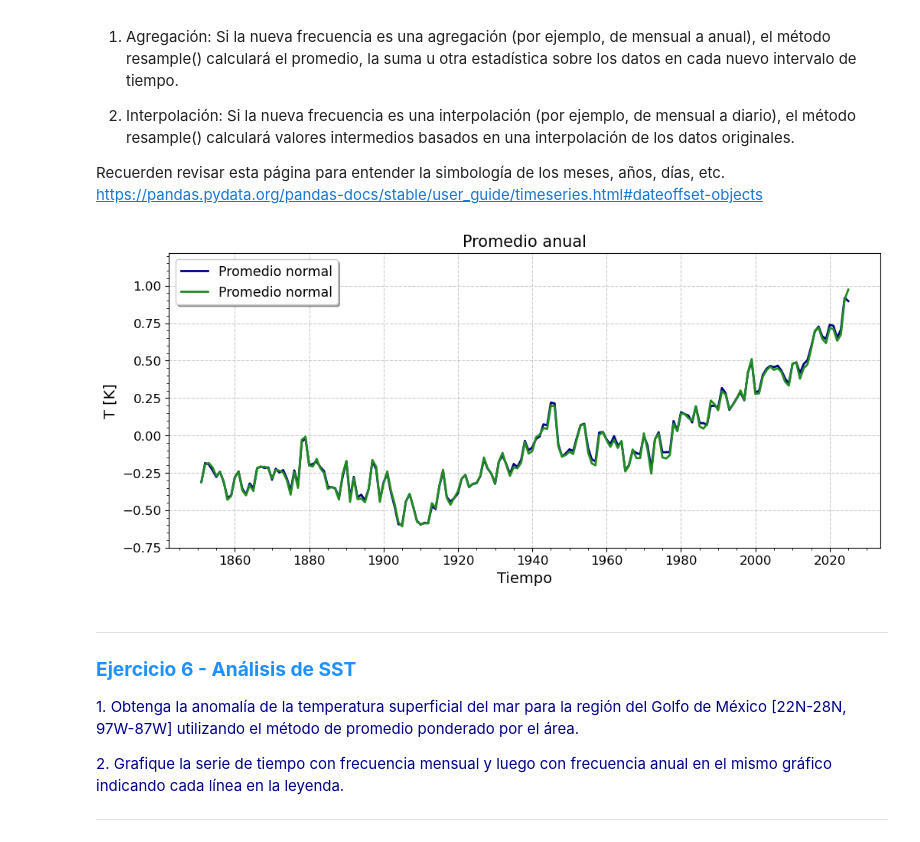
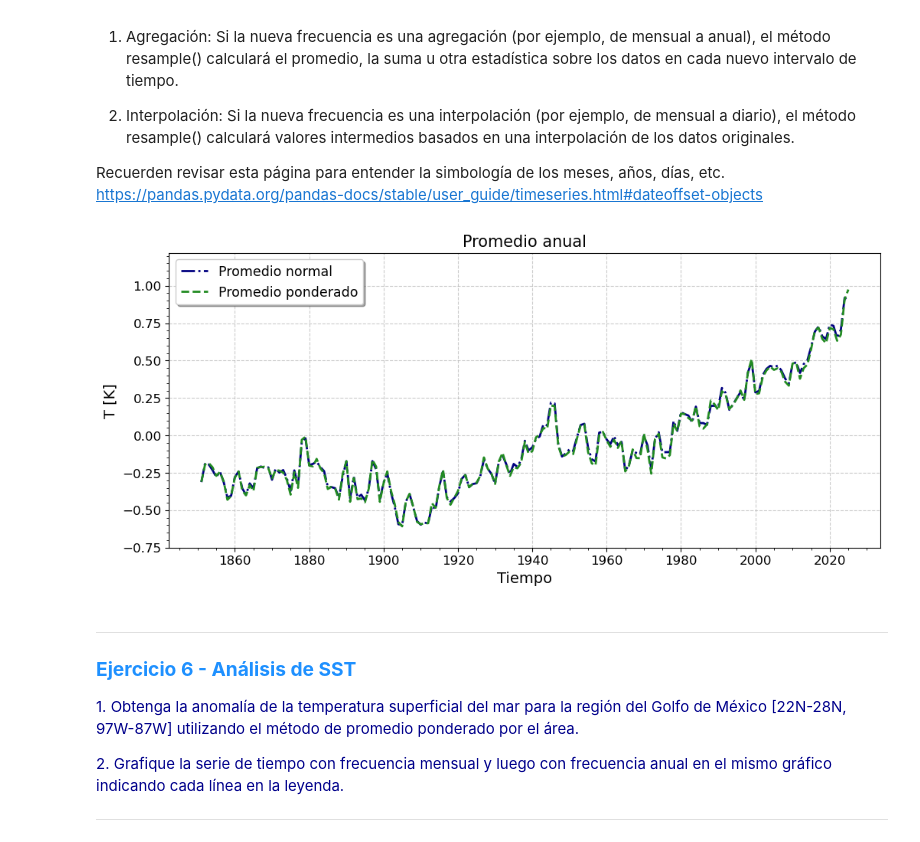
Before and after one commit to JLGarciaFranco/TemasSelectos, a Jupyter notebook: TS_2/TS_2.4_netcdf.ipynb, the cells around one changed output. Saved outputs shown, nothing was run; the diff lists cells and outputs as text; code cells hidden in the pictures.

```diff
--- a/TS_2/TS_2.4_netcdf.ipynb
+++ b/TS_2/TS_2.4_netcdf.ipynb
@@ -423,11 +423,11 @@ sst_global_anual=global1.resample(time='1Y').mean()
 sst_global_anualp=global2.resample(time='1Y').mean()
 # %%
 plt.figure(figsize=(12,5))
-plt.plot(sst_anual.time,sst_global_anual,c='navy',label='Promedio normal',linewidth=2)
-plt.plot(sst_anual.time,sst_global_anualp,c='forestgreen',label='Promedio normal',linewidth=2)
+plt.plot(sst_anual.time,sst_global_anual,c='navy',label='Promedio normal',linewidth=2,linestyle='-.')
+plt.plot(sst_anual.time,sst_global_anualp,c='forestgreen',label='Promedio ponderado',linewidth=2,linestyle='--')
 grafico_linea_ts(None,None,'Tiempo','T [K]','Promedio anual',ymin=-0.75,ymax=1.22,legend=True)
 # %% [output]
-[figure, old version]
+[figure, new version]
 # %% [markdown]
 ---
 <a name='ej-1'></a>
```
Also changed, not shown: parts of 1 cell of this notebook.
